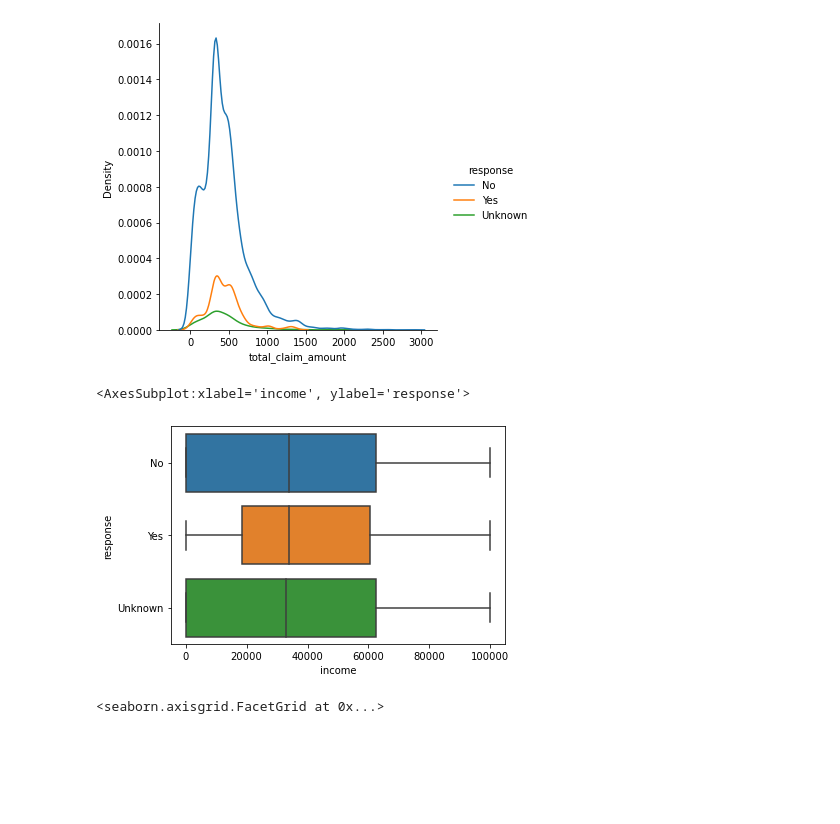
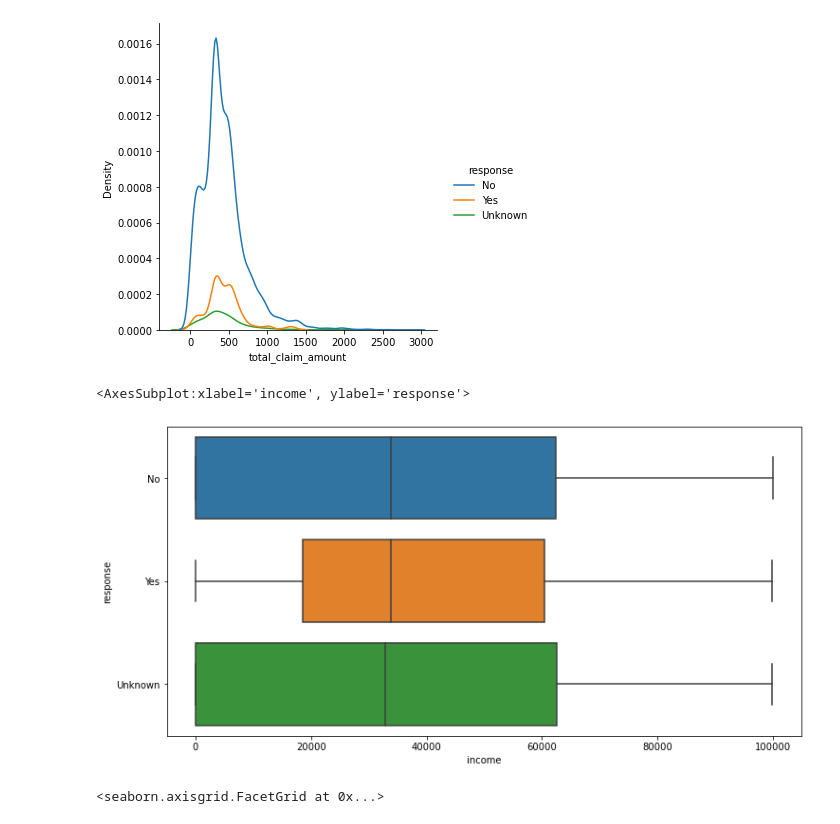
Before and after one commit to UmmuDem/Customer-Analysis-Round-1, a Jupyter notebook: lab-customer-analysis-round-2-3-4.ipynb, the cells around one changed output. Saved outputs shown, nothing was run; the diff lists cells and outputs as text; code cells hidden in the pictures; blank space fills up the shorter version.

```diff
--- a/lab-customer-analysis-round-2-3-4.ipynb
+++ b/lab-customer-analysis-round-2-3-4.ipynb
@@ -213,10 +212,11 @@ sns.displot(x='total_claim_amount', data= data, hue='response', kind='kde')
 <seaborn.axisgrid.FacetGrid at 0x...>
 [figure]
 # %%
+plt.figure(figsize=(12,6))
 sns.boxplot(x="income", y="response", data=data)
 # %% [output]
 <AxesSubplot:xlabel='income', ylabel='response'>
-[figure, old version]
+[figure, new version]
 # %%
 sns.displot(x='income', data= data, hue='response', kind='kde')
 # %% [output]
```
Also changed, not shown: parts of 4 cells of this notebook.
